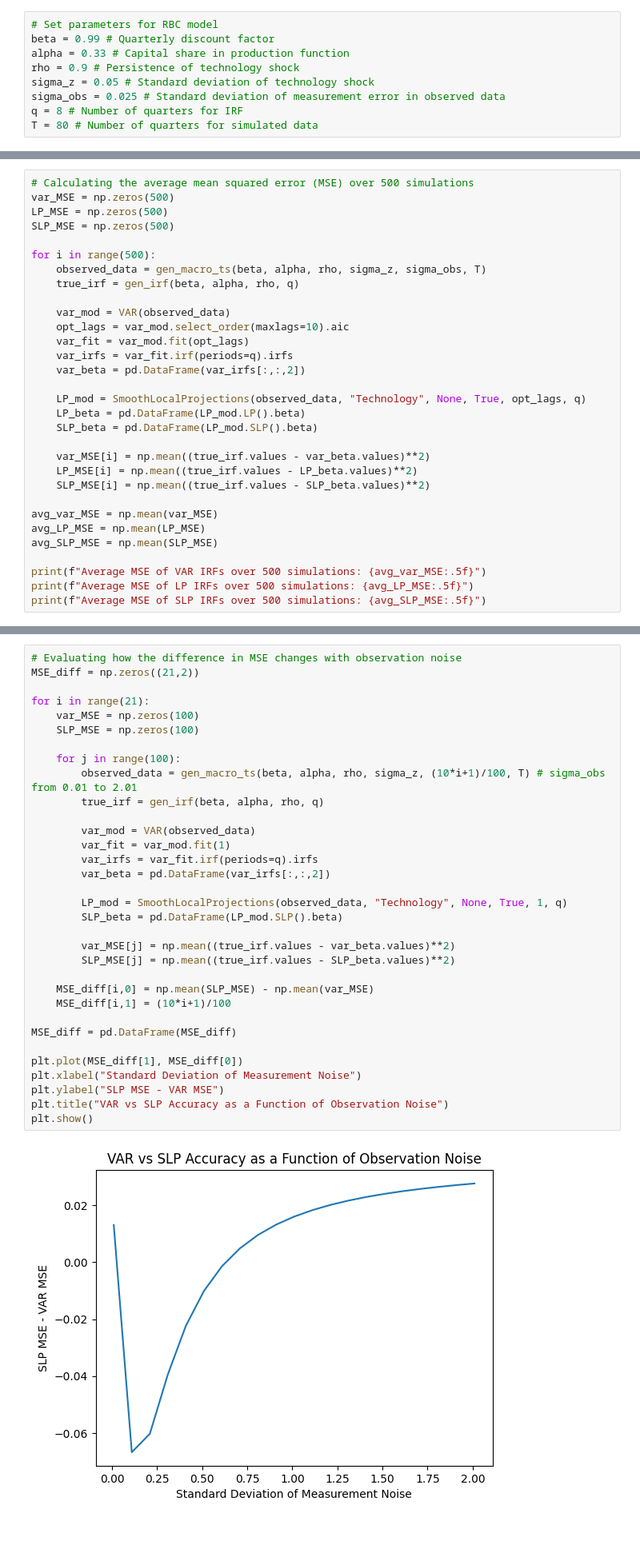
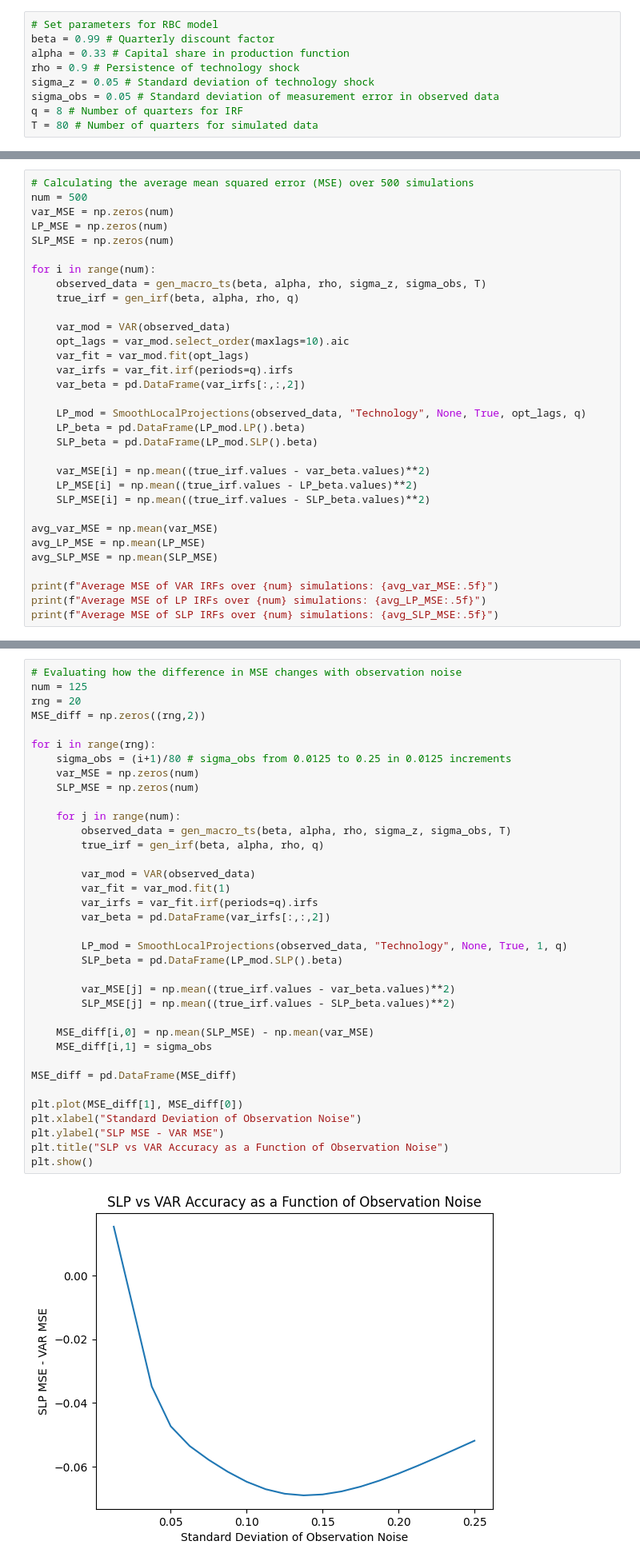
Before and after one commit to matt-dot-k/econ-622-project, a Jupyter notebook: example_notebooks/rbc_simul.ipynb, the cells around one changed output, grey strips where cells are left out. Shown at 80% size. Saved outputs shown, nothing was run; the diff lists cells and outputs as text; blank space fills up the shorter version.

Commit message:
Fixed VAR, improved RBC analysis of observation noise

```diff
--- a/example_notebooks/rbc_simul.ipynb
+++ b/example_notebooks/rbc_simul.ipynb
@@ -25,7 +25,7 @@ beta = 0.99 # Quarterly discount factor
 alpha = 0.33 # Capital share in production function
 rho = 0.9 # Persistence of technology shock
 sigma_z = 0.05 # Standard deviation of technology shock
-sigma_obs = 0.025 # Standard deviation of measurement error in observed data
+sigma_obs = 0.05 # Standard deviation of measurement error in observed data
 q = 8 # Number of quarters for IRF
 T = 80 # Number of quarters for simulated data
 # %%
@@ -164,11 +164,12 @@ MSE of SLP IRF: 0.013246201041932514
 As expected based on the plots, the SLP estimated IRF is much closer to the true IRF. In order to ensure that this result is not due to the specific pattern of shocks drawn the procedure should be average over multiple iterations.
 # %%
 # Calculating the average mean squared error (MSE) over 500 simulations
-var_MSE = np.zeros(500)
-LP_MSE = np.zeros(500)
-SLP_MSE = np.zeros(500)
+num = 500
+var_MSE = np.zeros(num)
+LP_MSE = np.zeros(num)
+SLP_MSE = np.zeros(num)
 
-for i in range(500):
+for i in range(num):
     observed_data = gen_macro_ts(beta, alpha, rho, sigma_z, sigma_obs, T)
     true_irf = gen_irf(beta, alpha, rho, q)
 
@@ -190,7 +191,7 @@ avg_var_MSE = np.mean(var_MSE)
 avg_LP_MSE = np.mean(LP_MSE)
 avg_SLP_MSE = np.mean(SLP_MSE)
 
-print(f"Average MSE of VAR IRFs over 500 simulations: {avg_var_MSE:.5f}")
-print(f"Average MSE of LP IRFs over 500 simulations: {avg_LP_MSE:.5f}")
-print(f"Average MSE of SLP IRFs over 500 simulations: {avg_SLP_MSE:.5f}")
+print(f"Average MSE of VAR IRFs over {num} simulations: {avg_var_MSE:.5f}")
+print(f"Average MSE of LP IRFs over {num} simulations: {avg_LP_MSE:.5f}")
+print(f"Average MSE of SLP IRFs over {num} simulations: {avg_SLP_MSE:.5f}")
 # %% [output]
@@ -203,37 +204,40 @@ From the above calculations it is clear that SLPs have an advantage over LPs and
 Also of interest is how the relative accuracy changes with measurement noise. For simplicity and computing speed this comparison assumes the econometrician knows the true lag structure.
 # %%
 # Evaluating how the difference in MSE changes with observation noise
-MSE_diff = np.zeros((21,2))
+num = 125
+rng = 20
+MSE_diff = np.zeros((rng,2))
 
-for i in range(21):
-    var_MSE = np.zeros(100)
-    SLP_MSE = np.zeros(100)
+for i in range(rng):
+    sigma_obs = (i+1)/80 # sigma_obs from 0.0125 to 0.25 in 0.0125 increments
+    var_MSE = np.zeros(num)
+    SLP_MSE = np.zeros(num)
 
-    for j in range(100):
-        observed_data = gen_macro_ts(beta, alpha, rho, sigma_z, (10*i+1)/100, T) # sigma_obs from 0.01 to 2.01
+    for j in range(num):
+        observed_data = gen_macro_ts(beta, alpha, rho, sigma_z, sigma_obs, T)
         true_irf = gen_irf(beta, alpha, rho, q)
 
         var_mod = VAR(observed_data)
         var_fit = var_mod.fit(1)
         var_irfs = var_fit.irf(periods=q).irfs
         var_beta = pd.DataFrame(var_irfs[:,:,2])
 
         LP_mod = SmoothLocalProjections(observed_data, "Technology", None, True, 1, q)
         SLP_beta = pd.DataFrame(LP_mod.SLP().beta)
 
         var_MSE[j] = np.mean((true_irf.values - var_beta.values)**2)
         SLP_MSE[j] = np.mean((true_irf.values - SLP_beta.values)**2)
 
     MSE_diff[i,0] = np.mean(SLP_MSE) - np.mean(var_MSE)
-    MSE_diff[i,1] = (10*i+1)/100
+    MSE_diff[i,1] = sigma_obs
 
 MSE_diff = pd.DataFrame(MSE_diff)
 
 plt.plot(MSE_diff[1], MSE_diff[0])
-plt.xlabel("Standard Deviation of Measurement Noise")
+plt.xlabel("Standard Deviation of Observation Noise")
 plt.ylabel("SLP MSE - VAR MSE")
-plt.title("VAR vs SLP Accuracy as a Function of Observation Noise")
+plt.title("SLP vs VAR Accuracy as a Function of Observation Noise")
 plt.show()
 # %% [output]
-[figure, old version]
+[figure, new version]
 # %% [markdown]
```
Also changed, not shown: parts of 5 cells of this notebook, 2 other files.
